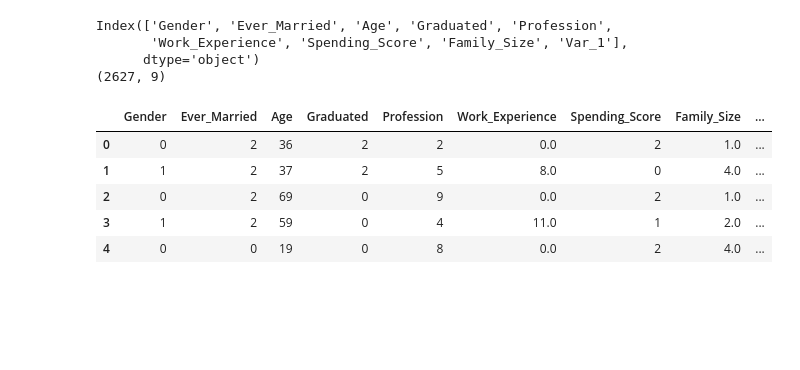
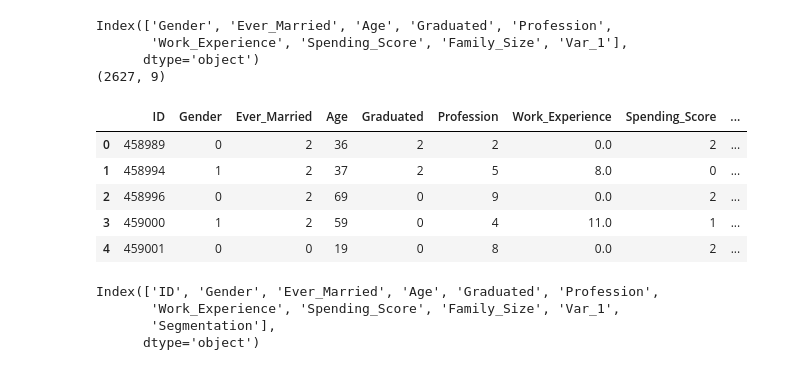
Before and after one commit to TharaPR/MyAdventuresWithML, a Jupyter notebook: customer_segmentation.ipynb, the cells around one changed output. Saved outputs shown, nothing was run; the diff lists cells and outputs as text; code cells hidden in the pictures; blank space fills up the shorter version.

```diff
--- a/customer_segmentation.ipynb
+++ b/customer_segmentation.ipynb
@@ -303,15 +303,22 @@ Index(['Gender', 'Ever_Married', 'Age', 'Graduated', 'Profession',
 pred = rf.predict(test)
 test['Segmentation'] = pred
 # %%
-test['ID'] = test_id_col
+test.insert(0,'ID', test_id_col)
 test.head()
 # %% [output]
-|  | Gender | Ever_Married | Age | Graduated | Profession | Work_Experience | Spending_Score | Family_Size | ... |
-| 0 | 0 | 2 | 36 | 2 | 2 | 0.0 | 2 | 1.0 | ... |
-| 1 | 1 | 2 | 37 | 2 | 5 | 8.0 | 0 | 4.0 | ... |
-| 2 | 0 | 2 | 69 | 0 | 9 | 0.0 | 2 | 1.0 | ... |
-| 3 | 1 | 2 | 59 | 0 | 4 | 11.0 | 1 | 2.0 | ... |
-| 4 | 0 | 0 | 19 | 0 | 8 | 0.0 | 2 | 4.0 | ... |
+|  | ID | Gender | Ever_Married | Age | Graduated | Profession | Work_Experience | Spending_Score | ... |
+| 0 | 458989 | 0 | 2 | 36 | 2 | 2 | 0.0 | 2 | ... |
+| 1 | 458994 | 1 | 2 | 37 | 2 | 5 | 8.0 | 0 | ... |
+| 2 | 458996 | 0 | 2 | 69 | 0 | 9 | 0.0 | 2 | ... |
+| 3 | 459000 | 1 | 2 | 59 | 0 | 4 | 11.0 | 1 | ... |
+| 4 | 459001 | 0 | 0 | 19 | 0 | 8 | 0.0 | 2 | ... |
+# %%
+test.columns
+# %% [output]
+Index(['ID', 'Gender', 'Ever_Married', 'Age', 'Graduated', 'Profession',
+       'Work_Experience', 'Spending_Score', 'Family_Size', 'Var_1',
+       'Segmentation'],
+      dtype='object')
 # %%
 # Copy the output with ID and Segmentation to a CSV file
 test.to_csv("final_output.csv", columns=['ID', 'Segmentation'], index=False)
```
Also changed, not shown: parts of 2 cells of this notebook.
